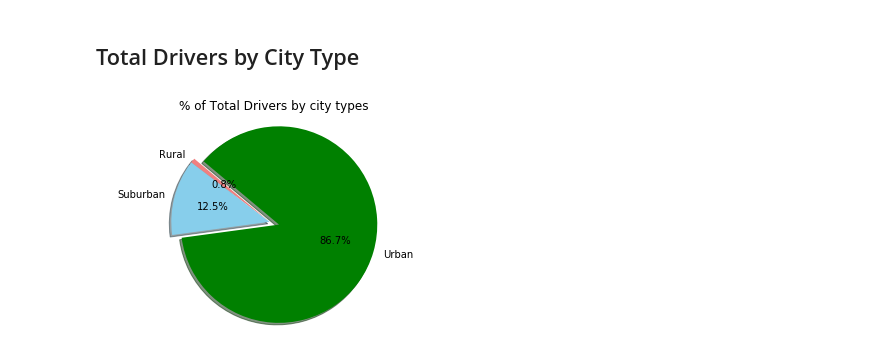
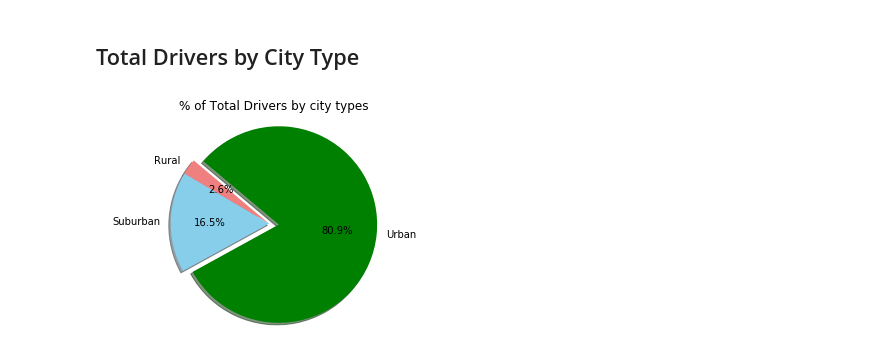
Before and after one commit to meghamodi/Ride_Sharing_data, a Jupyter notebook: pyber_starter.ipynb, the cells around one changed output. Saved outputs shown, nothing was run; the diff lists cells and outputs as text; code cells hidden in the pictures.

```diff
--- a/pyber_starter.ipynb
+++ b/pyber_starter.ipynb
@@ -128,20 +128,20 @@ plt.show()
 ## Total Drivers by City Type
 # %%
 # Calculate Driver Percents
-driver_pyber = combine_data.groupby(['type'])['driver_count'].sum()
+driver_pyber = city_df.groupby(['type'])['driver_count'].sum()
 labels = ["Rural","Suburban","Urban" ]
 colors = ["lightcoral","skyblue","green"]
 explode = (0, 0, 0.1)
 plt.pie(driver_pyber,explode=explode,labels=labels,colors=colors,
         autopct="%1.1f%%", shadow=True, startangle=140)
 plt.title('% of Total Drivers by city types')
 plt.axis("equal")
 plt.savefig('Driver_Percent.png')
 plt.show()
 # Build Pie Charts
 
 # Save Figure
 # %% [output]
-[figure, old version]
+[figure, new version]
 # %%
 # Show Figure
```
